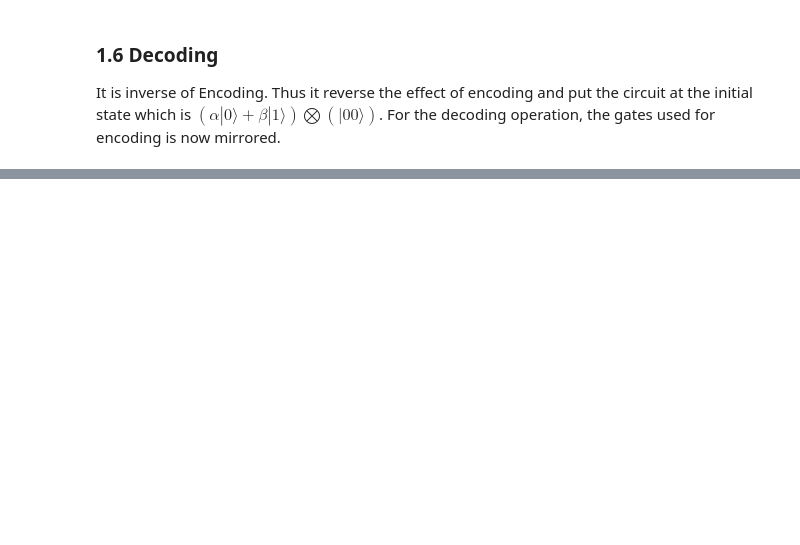
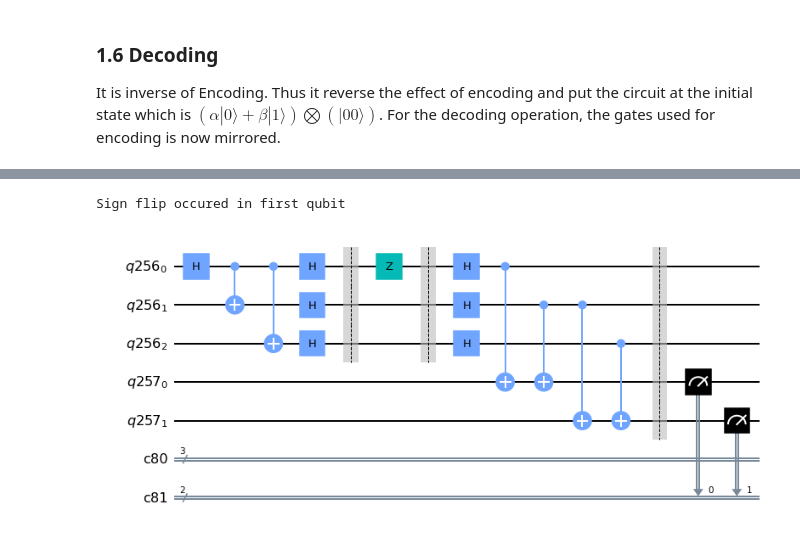
Before and after one commit to Pratha-Me/Quantum-Error-Correction, a Jupyter notebook: qec.ipynb, the cells around one changed output, grey strips where cells are left out. Cells and saved outputs as stored; diff of their text form; code cells hidden in the pictures; blank space fills up the shorter version.

Commit message:
Sign flip QEC is added

```diff
--- a/qec.ipynb
+++ b/qec.ipynb
@@ -162,0 +169,48 @@ plot_histogram(counts)
+# %%
+qubit = QuantumRegister(3)
+bit = ClassicalRegister(3)
+
+qc = QuantumCircuit()
+qc.add_register(qubit, bit)
+qc.h(0)
+qc.cnot(0,1)
+qc.cnot(0,2)
+
+qc.h(qubit)
+
+qc.barrier()
+chance = int(3.*random.random())
+index = 0
+if (chance == 0):
+    qc.z(0)
+    print ("Sign flip occured in first qubit")
+elif (chance == 1):
+    print ("Sign flip occured in second qubit")
+    qc.z(1)
+    index = 1
+else:
+    print ("Sign flip occured in third qubit")
+    qc.z(2)
+    index = 2
+
+qc.barrier()
+qc.h(qubit)
+
+qubit_anc = QuantumRegister(2)
+bit_anc = ClassicalRegister(2)
+
+qc.add_register(qubit_anc, bit_anc)
+
+qc.cnot(0,3)
+qc.cnot(1,3)
+qc.cnot(1,4)
+qc.cnot(2,4)
+
+qc.barrier()
+backend = BasicAer.get_backend('qasm_simulator')
+qc.measure(qubit_anc, bit_anc)
+
+qc.draw('mpl')
+# %% [output]
+Sign flip occured in first qubit
+[figure, added]
```
Also changed, not shown: parts of 16 cells of this notebook, 1 other file.
